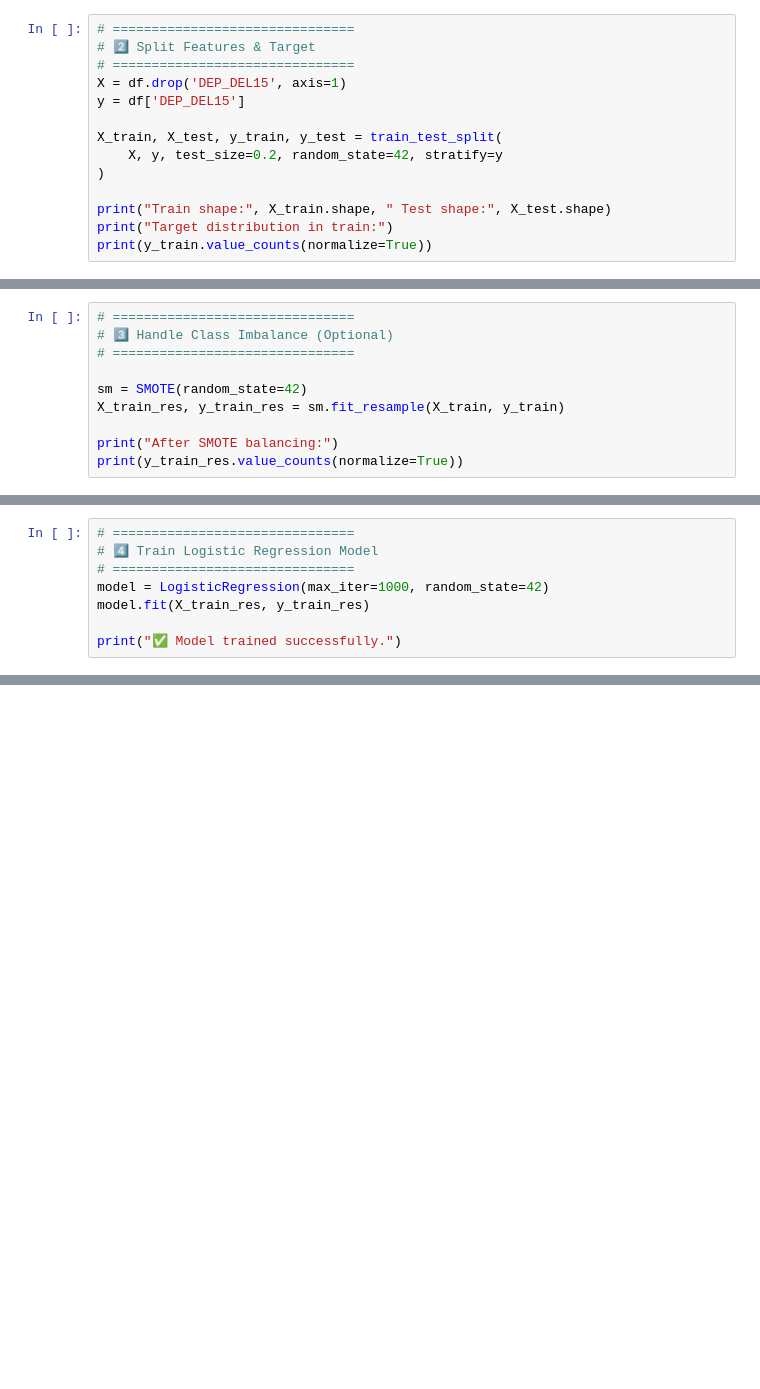
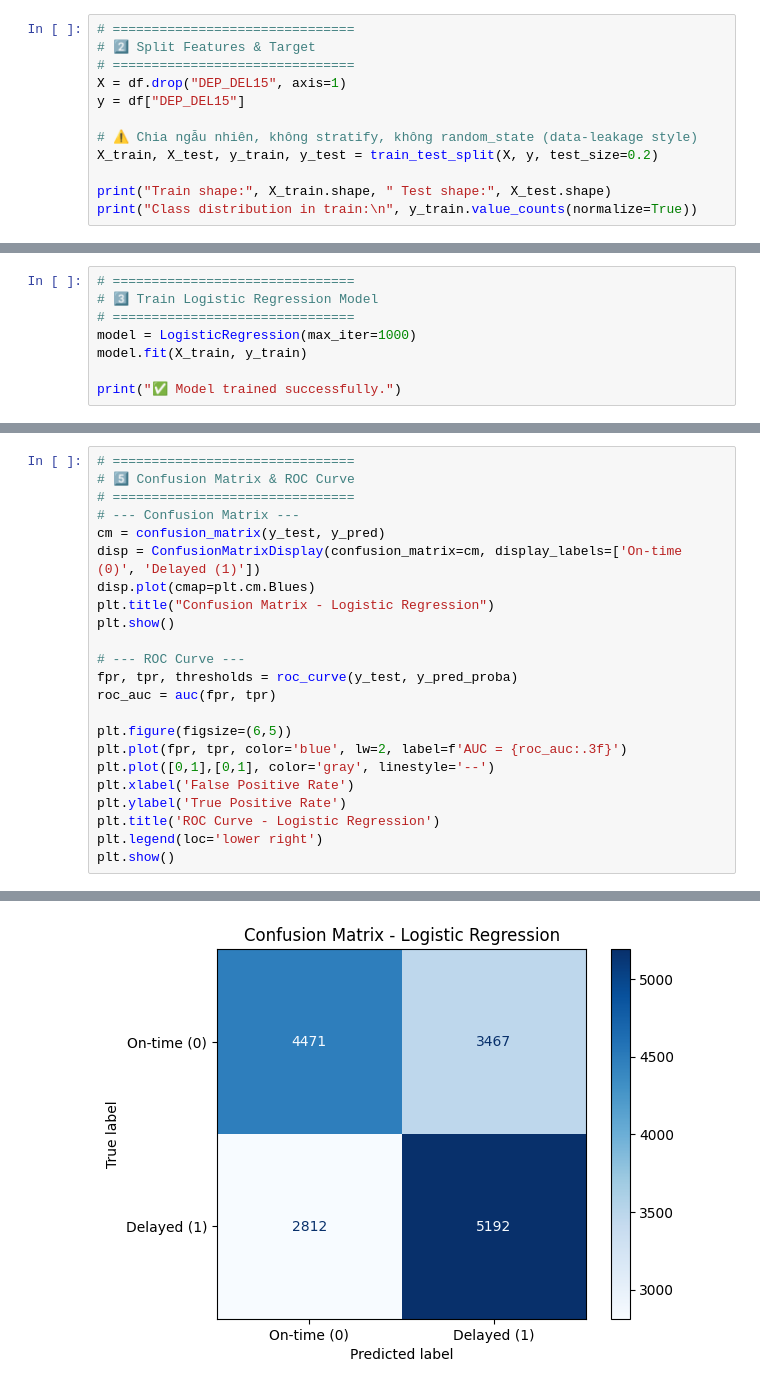
Before and after one commit to cestthanh/USA-flight-delay-prediction, a Jupyter notebook: Modeling_Classification/logistic_re.ipynb, the cells around one changed output, grey strips where cells are left out. Cells and saved outputs as stored; diff of their text form; blank space fills up the shorter version.

```diff
--- a/Modeling_Classification/logistic_re.ipynb
+++ b/Modeling_Classification/logistic_re.ipynb
@@ -29,14 +26,12 @@ Shape: (50029, 16)
 # ===============================
 # 2️⃣ Split Features & Target
 # ===============================
-X = df.drop('DEP_DEL15', axis=1)
-y = df['DEP_DEL15']
+X = df.drop("DEP_DEL15", axis=1)
+y = df["DEP_DEL15"]
 
-X_train, X_test, y_train, y_test = train_test_split(
-    X, y, test_size=0.2, random_state=42, stratify=y
-)
+# ⚠️ Chia ngẫu nhiên, không stratify, không random_state (data-leakage style)
+X_train, X_test, y_train, y_test = train_test_split(X, y, test_size=0.2)
 
 print("Train shape:", X_train.shape, " Test shape:", X_test.shape)
-print("Target distribution in train:")
-print(y_train.value_counts(normalize=True))
+print("Class distribution in train:\n", y_train.value_counts(normalize=True))
 # %% [output]
@@ -48,12 +43,10 @@ DEP_DEL15
 Name: proportion, dtype: float64
 # %%
 # ===============================
-# 3️⃣ Handle Class Imbalance (Optional)
+# 3️⃣ Train Logistic Regression Model
 # ===============================
+model = LogisticRegression(max_iter=1000)
+model.fit(X_train, y_train)
 
-sm = SMOTE(random_state=42)
-X_train_res, y_train_res = sm.fit_resample(X_train, y_train)
-
-print("After SMOTE balancing:")
-print(y_train_res.value_counts(normalize=True))
+print("✅ Model trained successfully.")
 # %% [output]
@@ -77,9 +87,24 @@ Name: count, dtype: int64
 # %%
 # ===============================
-# 4️⃣ Train Logistic Regression Model
+# 5️⃣ Confusion Matrix & ROC Curve
 # ===============================
-model = LogisticRegression(max_iter=1000, random_state=42)
-model.fit(X_train_res, y_train_res)
+# --- Confusion Matrix ---
+cm = confusion_matrix(y_test, y_pred)
+disp = ConfusionMatrixDisplay(confusion_matrix=cm, display_labels=['On-time (0)', 'Delayed (1)'])
+disp.plot(cmap=plt.cm.Blues)
+plt.title("Confusion Matrix - Logistic Regression")
+plt.show()
 
-print("✅ Model trained successfully.")
+# --- ROC Curve ---
+fpr, tpr, thresholds = roc_curve(y_test, y_pred_proba)
+roc_auc = auc(fpr, tpr)
+
+plt.figure(figsize=(6,5))
+plt.plot(fpr, tpr, color='blue', lw=2, label=f'AUC = {roc_auc:.3f}')
+plt.plot([0,1],[0,1], color='gray', linestyle='--')
+plt.xlabel('False Positive Rate')
+plt.ylabel('True Positive Rate')
+plt.title('ROC Curve - Logistic Regression')
+plt.legend(loc='lower right')
+plt.show()
 # %% [output]
@@ -86,0 +111 @@ print("✅ Model trained successfully.")
+[figure, added]
```
Also changed, not shown: parts of 8 cells of this notebook, 2 other files.
